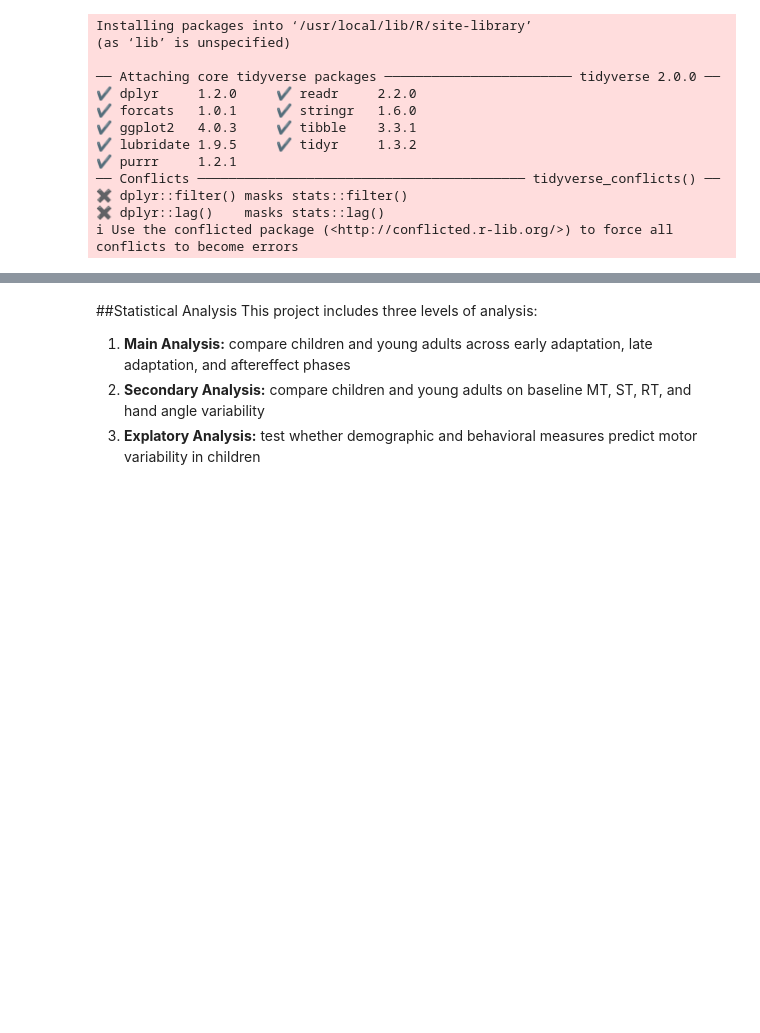
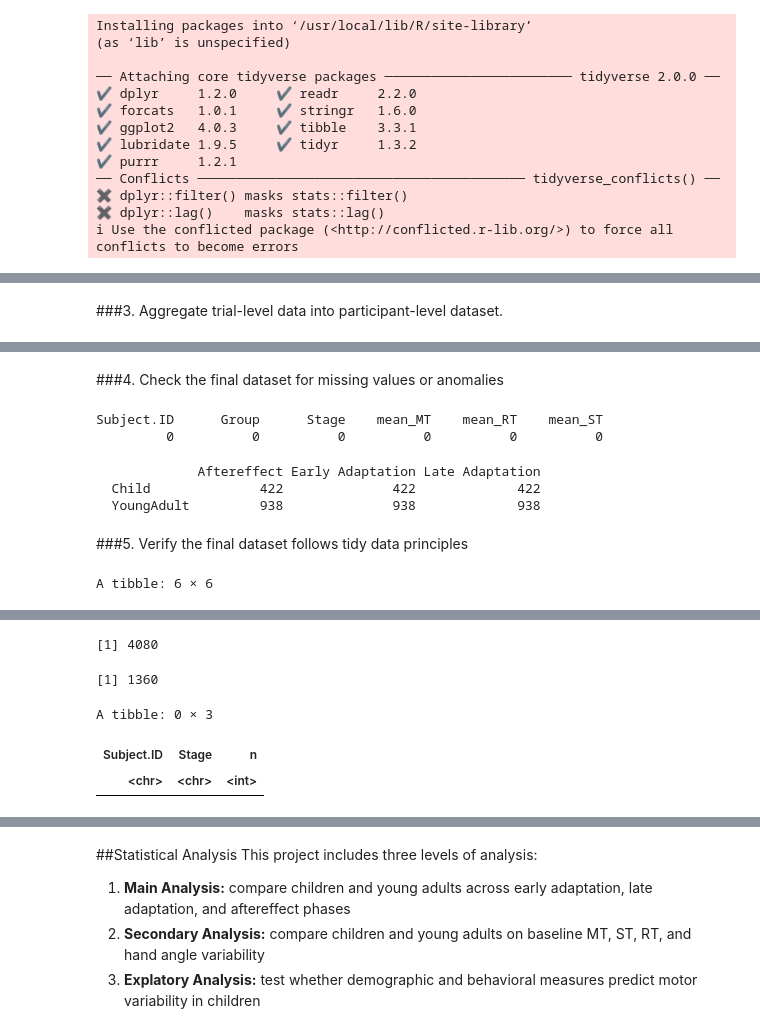
Before and after one commit to scelliot-cpu/Elliott_DSPN_26_FinalProject, a Jupyter notebook: Elliott_DSPN_S26_FinalProject.ipynb, the cells around one changed output, grey strips where cells are left out. Drawn from its saved outputs; the diff is of its cells as text; code cells hidden in the pictures; blank space fills up the shorter version.

```diff
--- a/Elliott_DSPN_S26_FinalProject.ipynb
+++ b/Elliott_DSPN_S26_FinalProject.ipynb
@@ -166,4 +188,6 @@ A tibble: 6 × 42
 | 4 | 02a12b38-eabd-4291-b58a-ca6fa0910470 | 992 | 294 | 39 | 0 | 0 | YoungAdult | FALSE | 1 | ⋯ | Disagree | ... |
 | 5 | 02a12b38-eabd-4291-b58a-ca6fa0910470 | 2400 | 165 | 184 | 0 | 0 | YoungAdult | FALSE | 1 | ⋯ | Disagree | ... |
 | 6 | 02a12b38-eabd-4291-b58a-ca6fa0910470 | 1469 | 96 | 217 | 0 | 0 | YoungAdult | FALSE | 1 | ⋯ | Disagree | ... |
+# %% [markdown]
+###3. Aggregate trial-level data into participant-level dataset.
 # %%
@@ -189,3 +212,28 @@ A tibble: 6 × 6
 | 00527f0a-8fe5-42b9-9e5a-3b81e8907a2c | Child | Aftereffect | 62.33333 | 296.1667 | 1426.833 |
 | 00527f0a-8fe5-42b9-9e5a-3b81e8907a2c | Child | Early Adaptation | 58.50000 | 300.8889 | 2014.500 |
 | 00527f0a-8fe5-42b9-9e5a-3b81e8907a2c | Child | Late Adaptation | 58.84091 | 217.3864 | 1886.318 |
+# %% [markdown]
+###4. Check the final dataset for missing values or anomalies
+# %%
+colSums(is.na(summary_data))
+
+table(summary_data$Group, summary_data$Stage)
+# %% [output]
+Subject.ID      Group      Stage    mean_MT    mean_RT    mean_ST
+         0          0          0          0          0          0
+             Aftereffect Early Adaptation Late Adaptation
+  Child              422              422             422
+  YoungAdult         938              938             938
+# %% [markdown]
+###5. Verify the final dataset follows tidy data principles
+# %%
+head(summary_data)
+
+nrow(summary_data)
+n_distinct(summary_data$Subject.ID)
+
+summary_data %>%
+  count(Subject.ID, Stage) %>%
+  filter(n > 1)
+# %% [output]
+A tibble: 6 × 6
@@ -191,0 +248,5 @@ A tibble: 6 × 6
+[1] 4080
+[1] 1360
+A tibble: 0 × 3
+| Subject.ID | Stage | n |
+| <chr> | <chr> | <int> |
```
Also changed, not shown: parts of 13 cells of this notebook.
